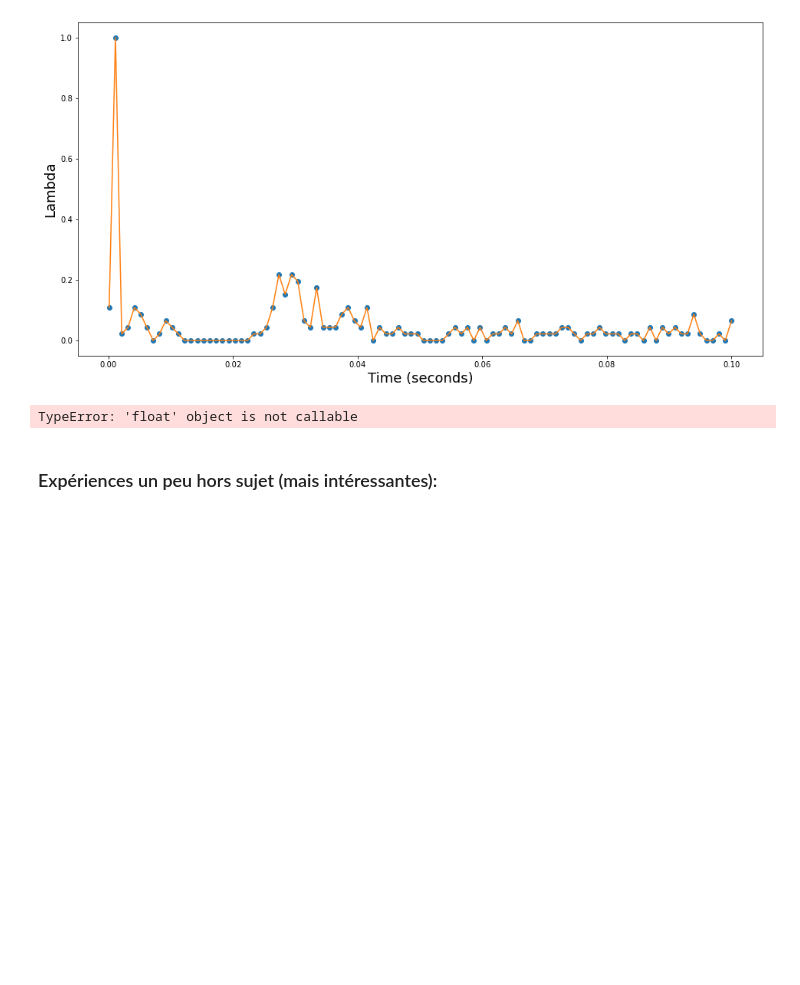
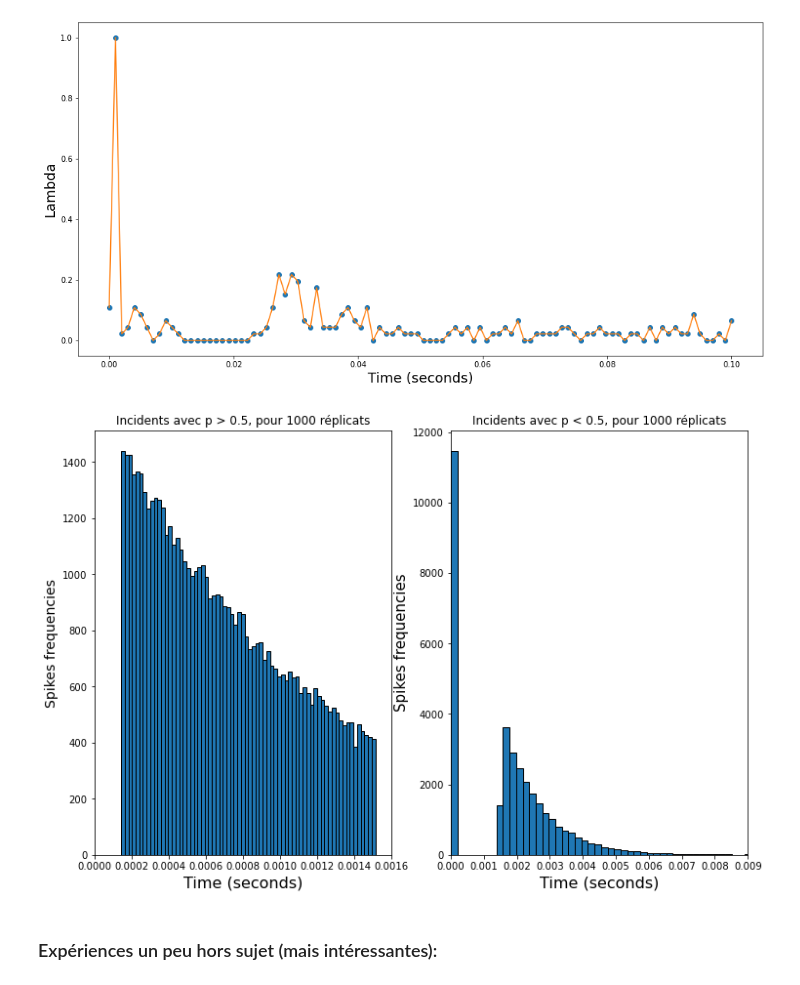
Before and after one commit to neonicoo/TPs-Stochastic-Processes, a Jupyter notebook: TP-Spike-trains-modeling-poisson-process.ipynb, the cells around one changed output. Saved outputs shown, nothing was run; the diff lists cells and outputs as text; code cells hidden in the pictures; blank space fills up the shorter version.

Commit message:
Correction du bugg pour le processus de subdivision (==> prendre une temps initial tres petit 1e-10)

```diff
--- a/TP-Spike-trains-modeling-poisson-process.ipynb
+++ b/TP-Spike-trains-modeling-poisson-process.ipynb
@@ -184,7 +188,7 @@ from scipy.interpolate import interp1d
 
 def estimate_lambda_inhomo (histogram, bins, T, scale = False):
 
-    time = np.linspace(0.0001, T, num = bins, endpoint=True)
+    time = np.linspace(1e-10, T, num = bins, endpoint=True)
     counts = histogram[0] / 50 # 50 = nombre de réplicats
     interval_length = T/bins
     lambda_values = counts/interval_length
@@ -268,7 +281,7 @@ def inhomogene_subdivision_poisson_generator (_lambda_, proba, T, list2return =
 def spiketrains_replicator (N, _lambda_, proba, T, list2return):
     new_SHAM = []
     for i in range(N):
-        new_SHAM.append(inhomogene_subdivision_poisson_generator ( _lambda_, T, list2return))
+        new_SHAM.append(inhomogene_subdivision_poisson_generator ( _lambda_, proba, T, list2return))
 
     return (new_SHAM)
 # %%
@@ -286,26 +298,26 @@ my_SHAM_sup = spiketrains_replicator(1000, max_lambda_SHAM4, proba,  0.1, 0)
 my_SHAM_inf = spiketrains_replicator(1000, max_lambda_SHAM4, proba,  0.1, 1)
 my_concat_SHAM_sup = np.concatenate(my_SHAM_sup)
 my_concat_SHAM_inf = np.concatenate(my_SHAM_inf)
-# %% [output]
-TypeError: 'float' object is not callable
 # %%
 plt.figure(figsize=(12, 8))
 
 plt.subplot(1,2,1)
-plt.xlim(0.0004, 0.0016)
-plt.hist(my_concat_SHAM_sup, bins= 100, edgecolor="black")
+plt.xlim(0.0, 0.0016)
+plt.hist(my_concat_SHAM_sup, bins= 70, edgecolor="black")
 plt.title("Incidents avec p > 0.5, pour 1000 réplicats")
 plt.xlabel("Time (seconds)", fontsize = 16)
 plt.ylabel("Spikes frequencies", fontsize = 14)
 
 plt.subplot(1,2,2)
 plt.xlim(0, 0.009)
-plt.hist(my_concat_SHAM_inf, bins= 100, edgecolor="black")
+plt.hist(my_concat_SHAM_inf, bins= 70, edgecolor="black")
 plt.title("Incidents avec p < 0.5, pour 1000 réplicats")
 plt.xlabel("Time (seconds)", fontsize = 16)
 plt.ylabel("Spikes frequencies", fontsize = 15)
 
 plt.show()
+# %% [output]
+[figure, added]
 # %% [markdown]
 ### Expériences un peu hors sujet (mais intéressantes):
 # %%
```
Also changed, not shown: parts of 12 cells of this notebook.
